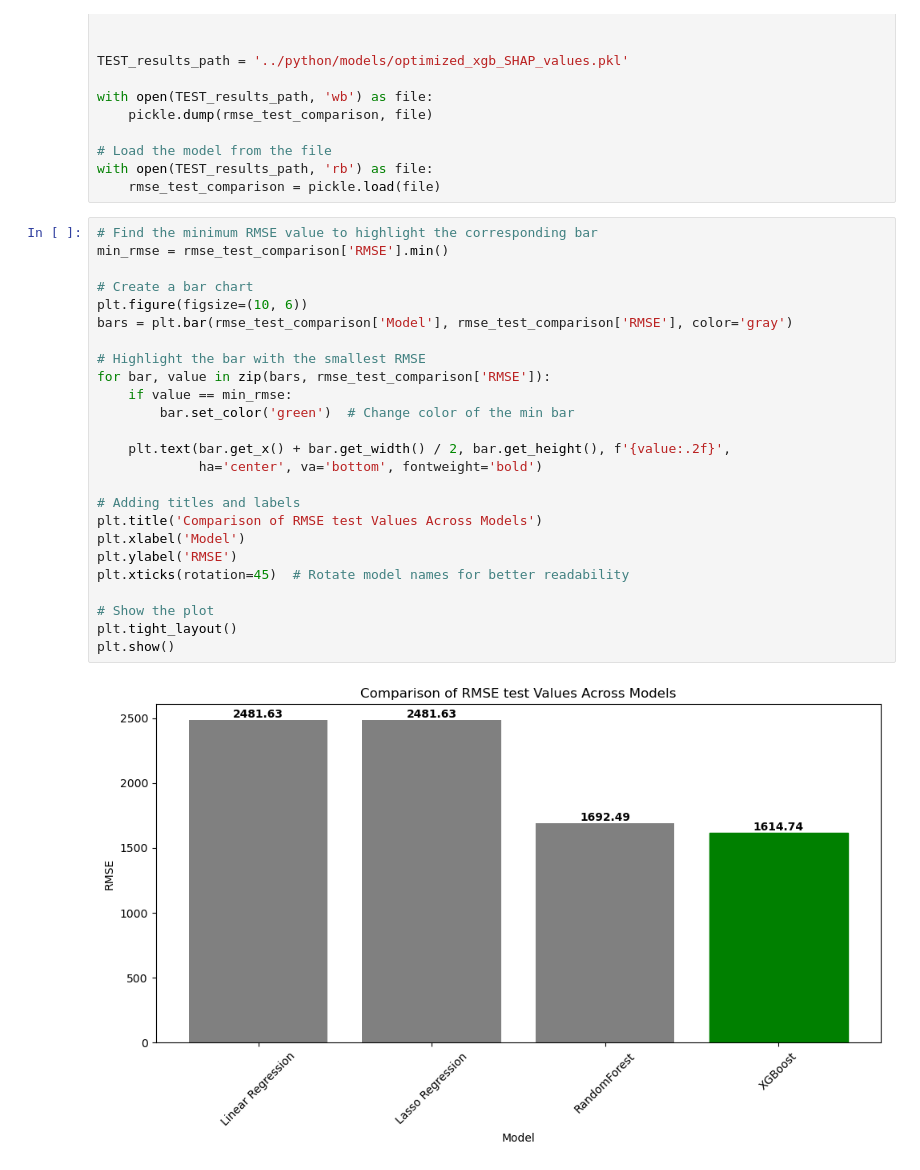
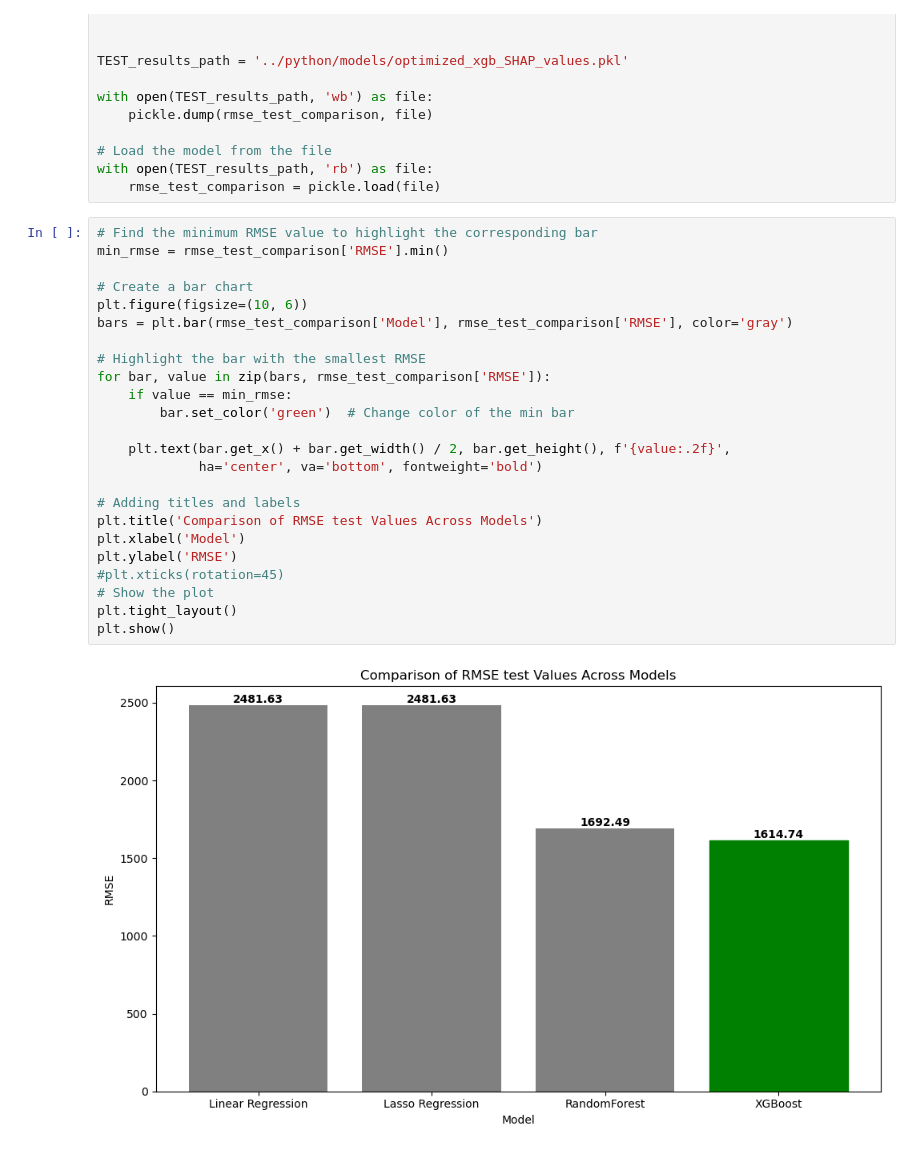
Before and after one commit to tominatorcz/datax, a Jupyter notebook: python/regresion.ipynb, the cells around one changed output. Saved outputs shown, nothing was run; the diff lists cells and outputs as text.

Commit message:
Visual formatting of final bar chart

```diff
--- a/python/regresion.ipynb
+++ b/python/regresion.ipynb
@@ -594,27 +594,26 @@ with open(TEST_results_path, 'rb') as file:
 # %%
 # Find the minimum RMSE value to highlight the corresponding bar
 min_rmse = rmse_test_comparison['RMSE'].min()
 
 # Create a bar chart
 plt.figure(figsize=(10, 6))
 bars = plt.bar(rmse_test_comparison['Model'], rmse_test_comparison['RMSE'], color='gray')
 
 # Highlight the bar with the smallest RMSE
 for bar, value in zip(bars, rmse_test_comparison['RMSE']):
     if value == min_rmse:
         bar.set_color('green')  # Change color of the min bar
 
     plt.text(bar.get_x() + bar.get_width() / 2, bar.get_height(), f'{value:.2f}',
              ha='center', va='bottom', fontweight='bold')
 
 # Adding titles and labels
 plt.title('Comparison of RMSE test Values Across Models')
 plt.xlabel('Model')
 plt.ylabel('RMSE')
-plt.xticks(rotation=45)  # Rotate model names for better readability
-
+#plt.xticks(rotation=45)
 # Show the plot
 plt.tight_layout()
 plt.show()
 # %% [output]
-[figure, old version]
+[figure, new version]
```
